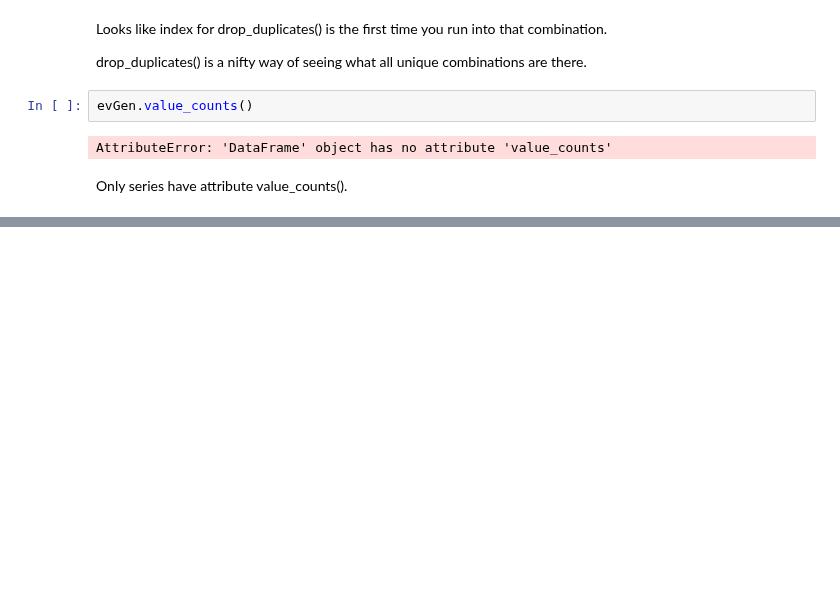
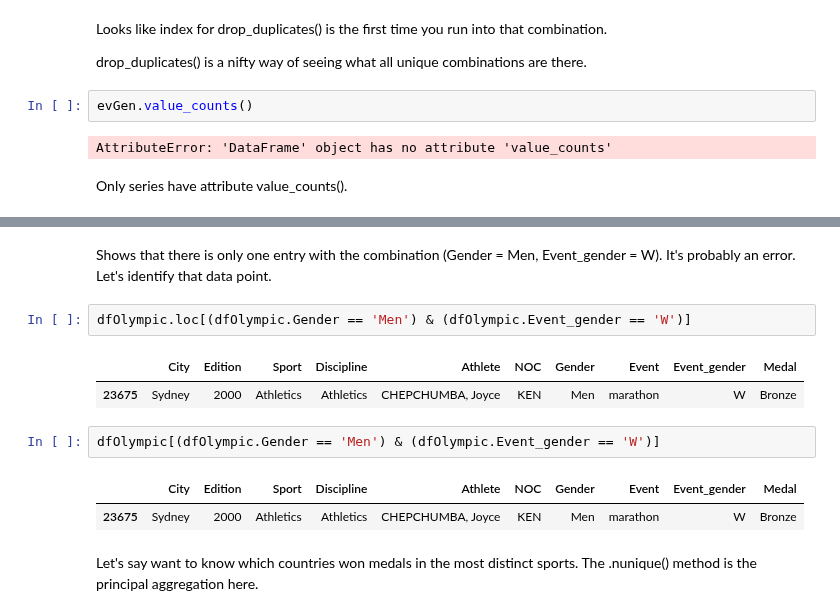
Before and after one commit to sushant2811/pythonAndStatsForDS, a Jupyter notebook: advancedPandas.ipynb, the cells around one changed output, grey strips where cells are left out. Cells and saved outputs as stored; diff of their text form; blank space fills up the shorter version.

```diff
--- a/advancedPandas.ipynb
+++ b/advancedPandas.ipynb
@@ -1271,0 +1291,14 @@ Only series have attribute value_counts().
+# %% [markdown]
+Shows that there is only one entry with the combination (Gender = Men, Event_gender = W). It's probably an error. Let's identify that data point.
+# %%
+dfOlympic.loc[(dfOlympic.Gender == 'Men') & (dfOlympic.Event_gender == 'W')]
+# %% [output]
+|  | City | Edition | Sport | Discipline | Athlete | NOC | Gender | Event | Event_gender | Medal |
+| 23675 | Sydney | 2000 | Athletics | Athletics | CHEPCHUMBA, Joyce | KEN | Men | marathon | W | Bronze |
+# %%
+dfOlympic[(dfOlympic.Gender == 'Men') & (dfOlympic.Event_gender == 'W')]
+# %% [output]
+|  | City | Edition | Sport | Discipline | Athlete | NOC | Gender | Event | Event_gender | Medal |
+| 23675 | Sydney | 2000 | Athletics | Athletics | CHEPCHUMBA, Joyce | KEN | Men | marathon | W | Bronze |
+# %% [markdown]
+Let's say want to know which countries won medals in the most distinct sports. The .nunique() method is the principal aggregation here.
```
Also changed, not shown: parts of 3 cells of this notebook.
